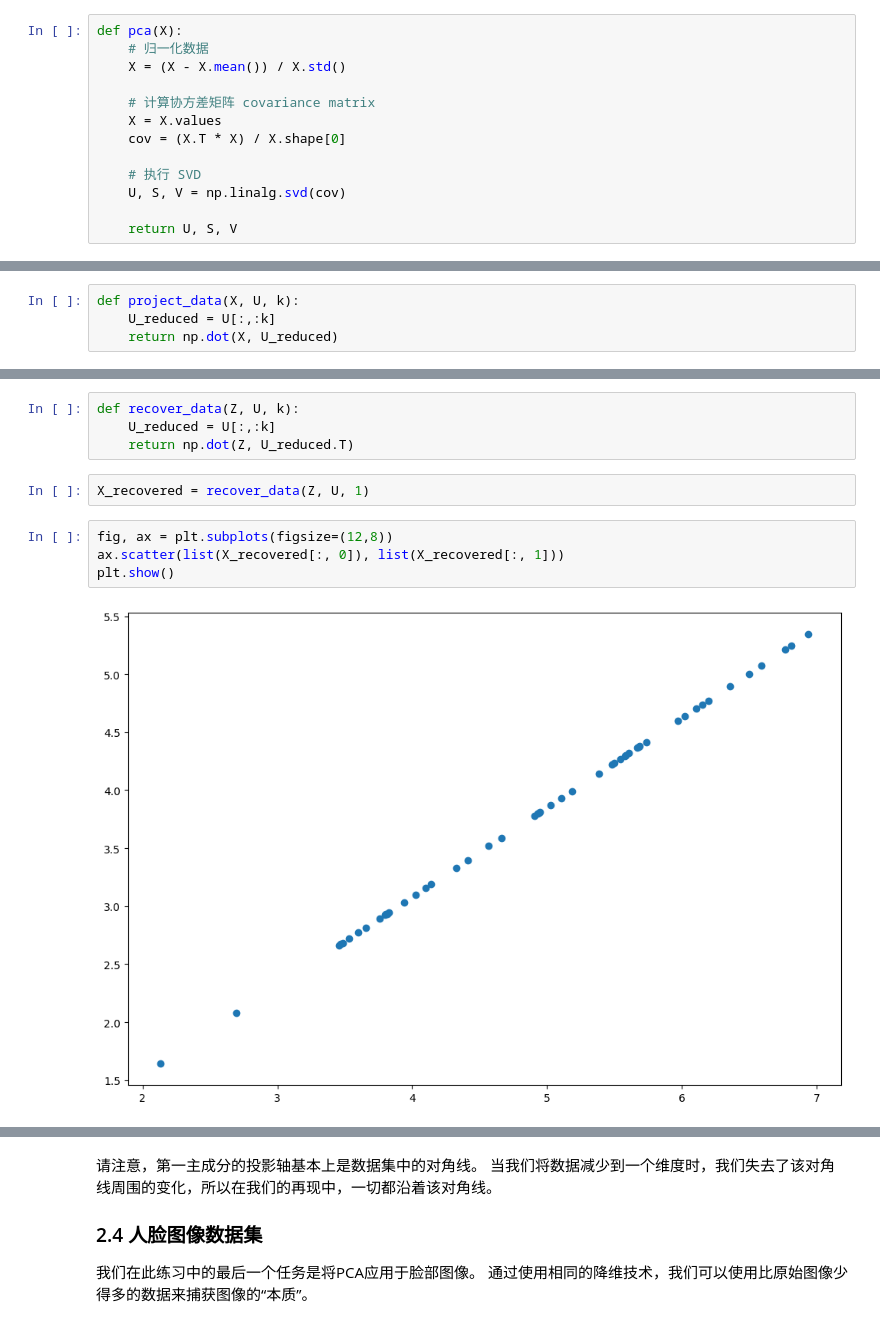
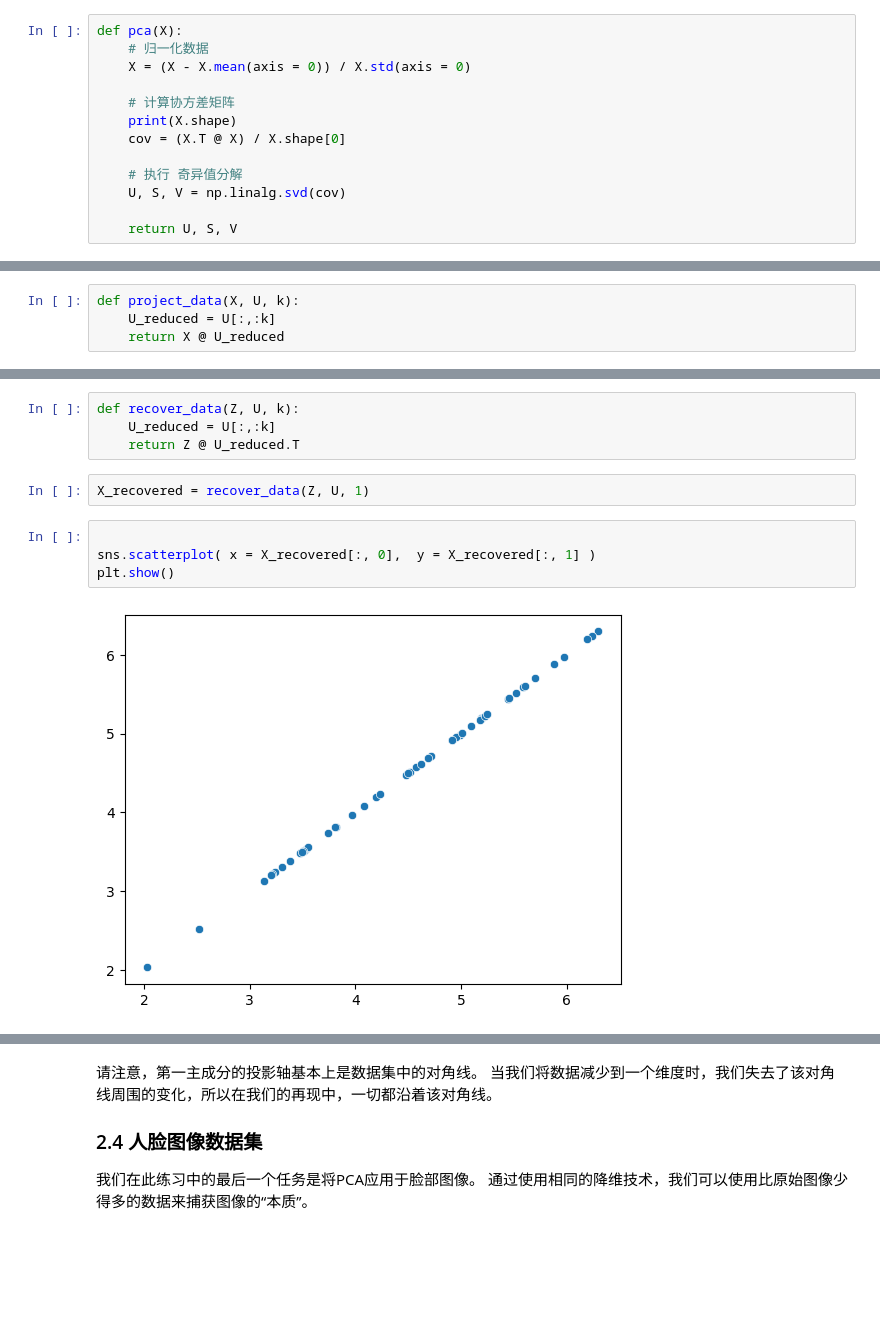
Before and after one commit to 66666-visit/Machine-learning, a Jupyter notebook: 聚类算法/PCA主成分分析/ex7.PCA .ipynb, the cells around one changed output, grey strips where cells are left out. Saved outputs shown, nothing was run; the diff lists cells and outputs as text; blank space fills up the shorter version.

```diff
--- a/聚类算法/PCA主成分分析/ex7.PCA .ipynb
+++ b/聚类算法/PCA主成分分析/ex7.PCA .ipynb
@@ -27,13 +27,13 @@ PCA的算法相当简单。 在确保数据被归一化之后，输出仅仅是
 # %%
 def pca(X):
     # 归一化数据
-    X = (X - X.mean()) / X.std()
+    X = (X - X.mean(axis = 0)) / X.std(axis = 0)
 
-    # 计算协方差矩阵 covariance matrix
-    X = X.values
-    cov = (X.T * X) / X.shape[0]
+    # 计算协方差矩阵
+    print(X.shape)
+    cov = (X.T @ X) / X.shape[0]
 
-    # 执行 SVD
+    # 执行 奇异值分解
     U, S, V = np.linalg.svd(cov)
 
     return U, S, V
@@ -55,7 +82,7 @@ U, S, V
 # %%
 def project_data(X, U, k):
     U_reduced = U[:,:k]
-    return np.dot(X, U_reduced)
+    return X @ U_reduced
 # %%
 Z = project_data(X, U, 1)
 # %% [markdown]
@@ -64,12 +91,12 @@ Z = project_data(X, U, 1)
 # %%
 def recover_data(Z, U, k):
     U_reduced = U[:,:k]
-    return np.dot(Z, U_reduced.T)
+    return Z @ U_reduced.T
 # %%
 X_recovered = recover_data(Z, U, 1)
-# %%
-fig, ax = plt.subplots(figsize=(12,8))
-ax.scatter(list(X_recovered[:, 0]), list(X_recovered[:, 1]))
-plt.show()
-# %% [output]
-[figure, removed]
+# %%
+
+sns.scatterplot( x = X_recovered[:, 0],  y = X_recovered[:, 1] )
+plt.show()
+# %% [output]
+[figure, added]
```
Also changed, not shown: parts of 12 cells of this notebook.
